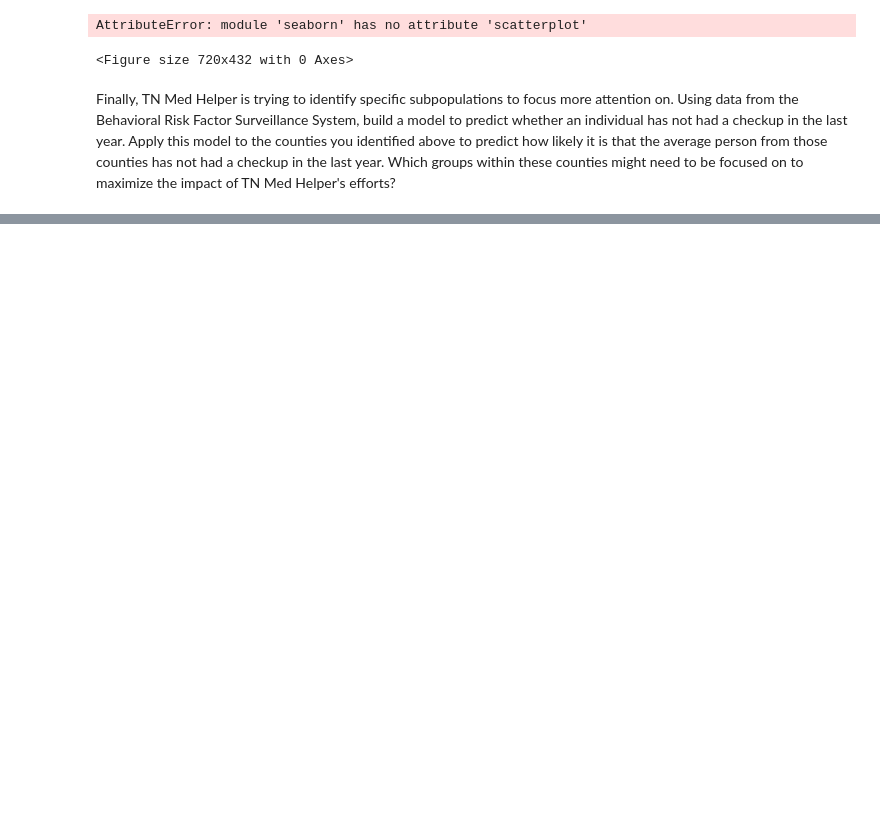
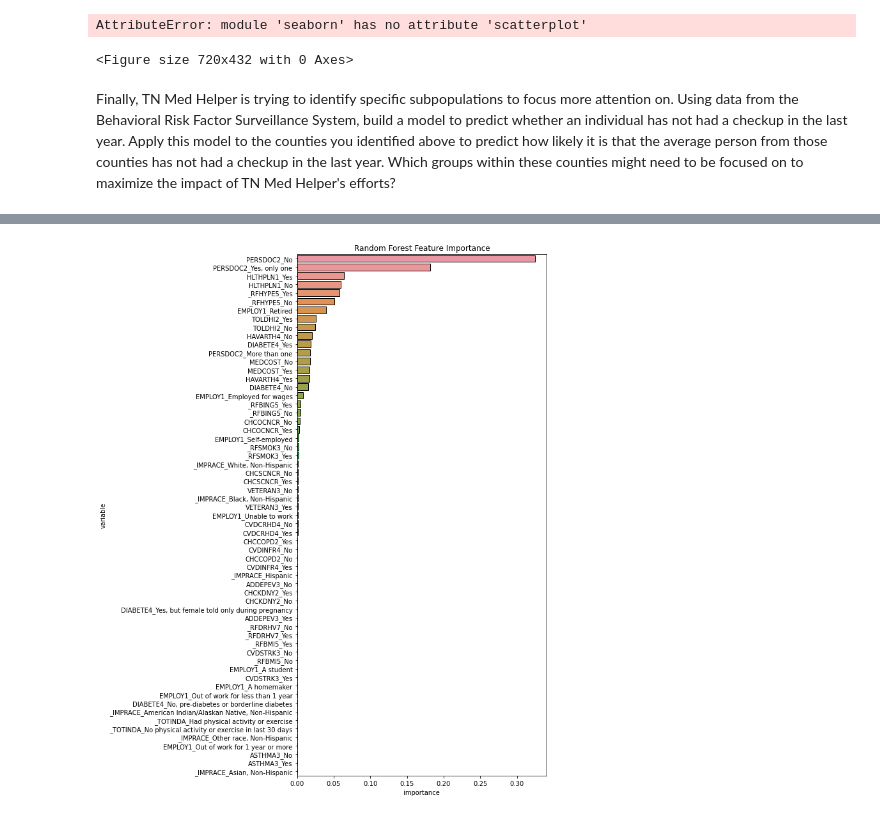
Before and after one commit to zachryje/data-science-essentials-4, a Jupyter notebook: notebooks/TN Med Helper.ipynb, the cells around one changed output, grey strips where cells are left out. Cells and saved outputs as stored; diff of their text form; code cells hidden in the pictures; blank space fills up the shorter version.

```diff
--- a/notebooks/TN Med Helper.ipynb
+++ b/notebooks/TN Med Helper.ipynb
@@ -243,0 +279,11 @@ Finally, TN Med Helper is trying to identify specific subpopulations to focus mo
+# %%
+importances = pd.DataFrame({'variable': X.columns,
+                           'importance': forest.feature_importances_}).sort_values('importance', ascending = False)
+
+
+fig, ax = plt.subplots(figsize = (7,15))
+sns.barplot(data = importances,
+            x = 'importance', y = 'variable', ax = ax, edgecolor = 'black')
+plt.title('Random Forest Feature Importance');
+# %% [output]
+[figure, added]
```
Also changed, not shown: parts of 14 cells of this notebook.
